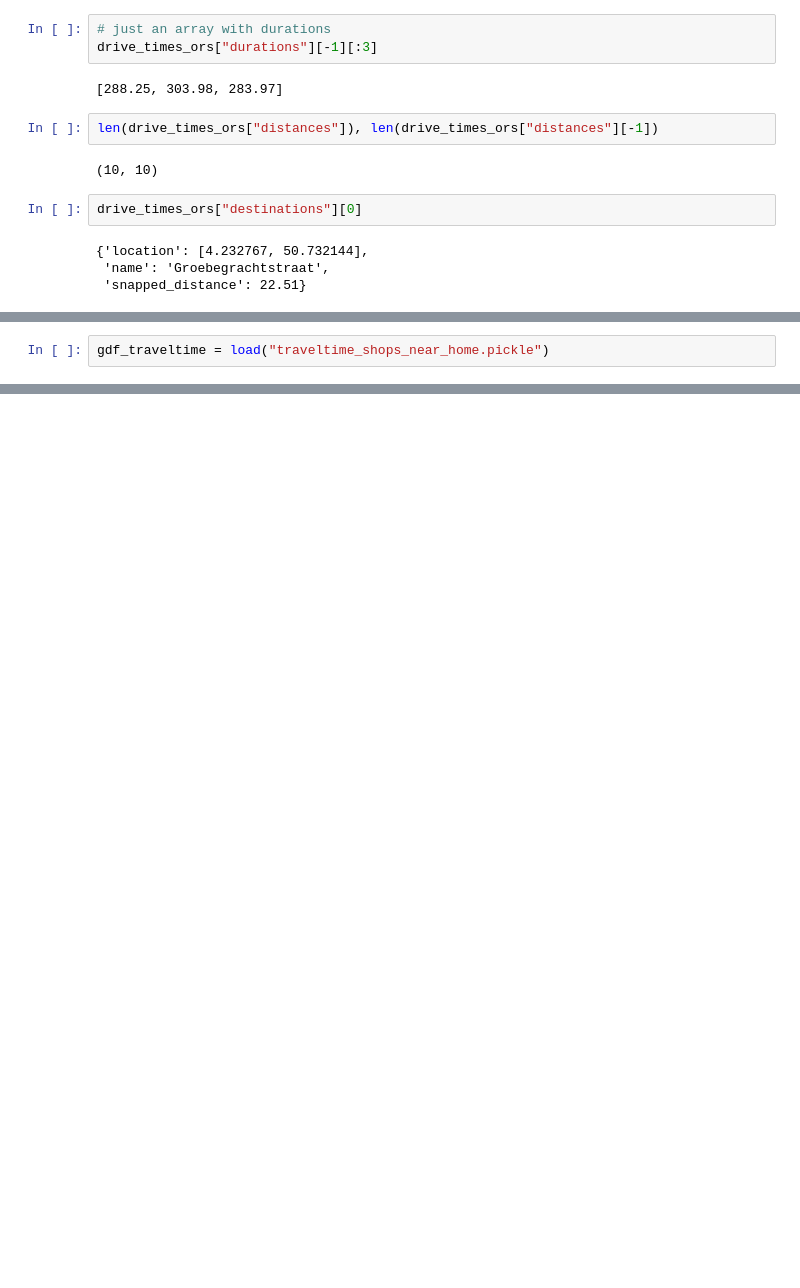
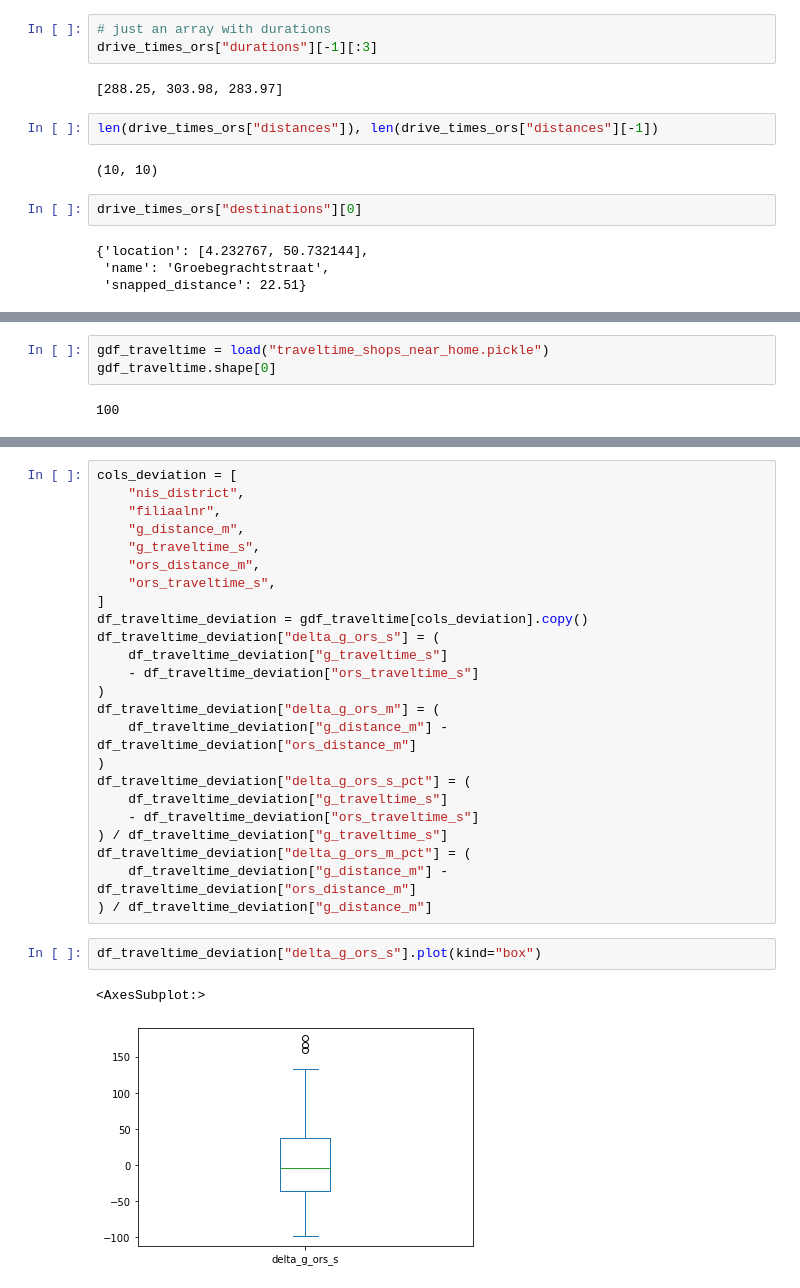
Before and after one commit to MarkiesFredje/google-maps-distance, a Jupyter notebook: explore.ipynb, the cells around one changed output, grey strips where cells are left out. Drawn from its saved outputs; the diff is of its cells as text; blank space fills up the shorter version.

```diff
--- a/explore.ipynb
+++ b/explore.ipynb
@@ -178,5 +188,8 @@ drive_times_ors["destinations"][0]
 # %%
 gdf_traveltime = load("traveltime_shops_near_home.pickle")
+gdf_traveltime.shape[0]
+# %% [output]
+100
 # %%
 gdf_traveltime.head()
 # %% [output]
@@ -186,3 +199,32 @@ gdf_traveltime.head()
 | 2 | 23027A052 | DE WIP | HALLE | POLYGON Z ((4.23796 50.73221 0.00... | POINT (4.23028 50.72991) | Chau. de Mons 127, 1500 Hal, Belgium | 2817 | ... |
 | 3 | 23027A052 | DE WIP | HALLE | POLYGON Z ((4.23796 50.73221 0.00... | POINT (4.23028 50.72991) | Chau. de Mons 127, 1500 Hal, Belgium | 915 | ... |
 | 4 | 23027A052 | DE WIP | HALLE | POLYGON Z ((4.23796 50.73221 0.00... | POINT (4.23028 50.72991) | Chau. de Mons 127, 1500 Hal, Belgium | 2453 | ... |
+# %%
+cols_deviation = [
+    "nis_district",
+    "filiaalnr",
+    "g_distance_m",
+    "g_traveltime_s",
+    "ors_distance_m",
+    "ors_traveltime_s",
+]
+df_traveltime_deviation = gdf_traveltime[cols_deviation].copy()
+df_traveltime_deviation["delta_g_ors_s"] = (
+    df_traveltime_deviation["g_traveltime_s"]
+    - df_traveltime_deviation["ors_traveltime_s"]
+)
+df_traveltime_deviation["delta_g_ors_m"] = (
+    df_traveltime_deviation["g_distance_m"] - df_traveltime_deviation["ors_distance_m"]
+)
+df_traveltime_deviation["delta_g_ors_s_pct"] = (
+    df_traveltime_deviation["g_traveltime_s"]
+    - df_traveltime_deviation["ors_traveltime_s"]
+) / df_traveltime_deviation["g_traveltime_s"]
+df_traveltime_deviation["delta_g_ors_m_pct"] = (
+    df_traveltime_deviation["g_distance_m"] - df_traveltime_deviation["ors_distance_m"]
+) / df_traveltime_deviation["g_distance_m"]
+# %%
+df_traveltime_deviation["delta_g_ors_s"].plot(kind="box")
+# %% [output]
+<AxesSubplot:>
+[figure, added]
```
Also changed, not shown: parts of 6 cells of this notebook, 1 other file.
